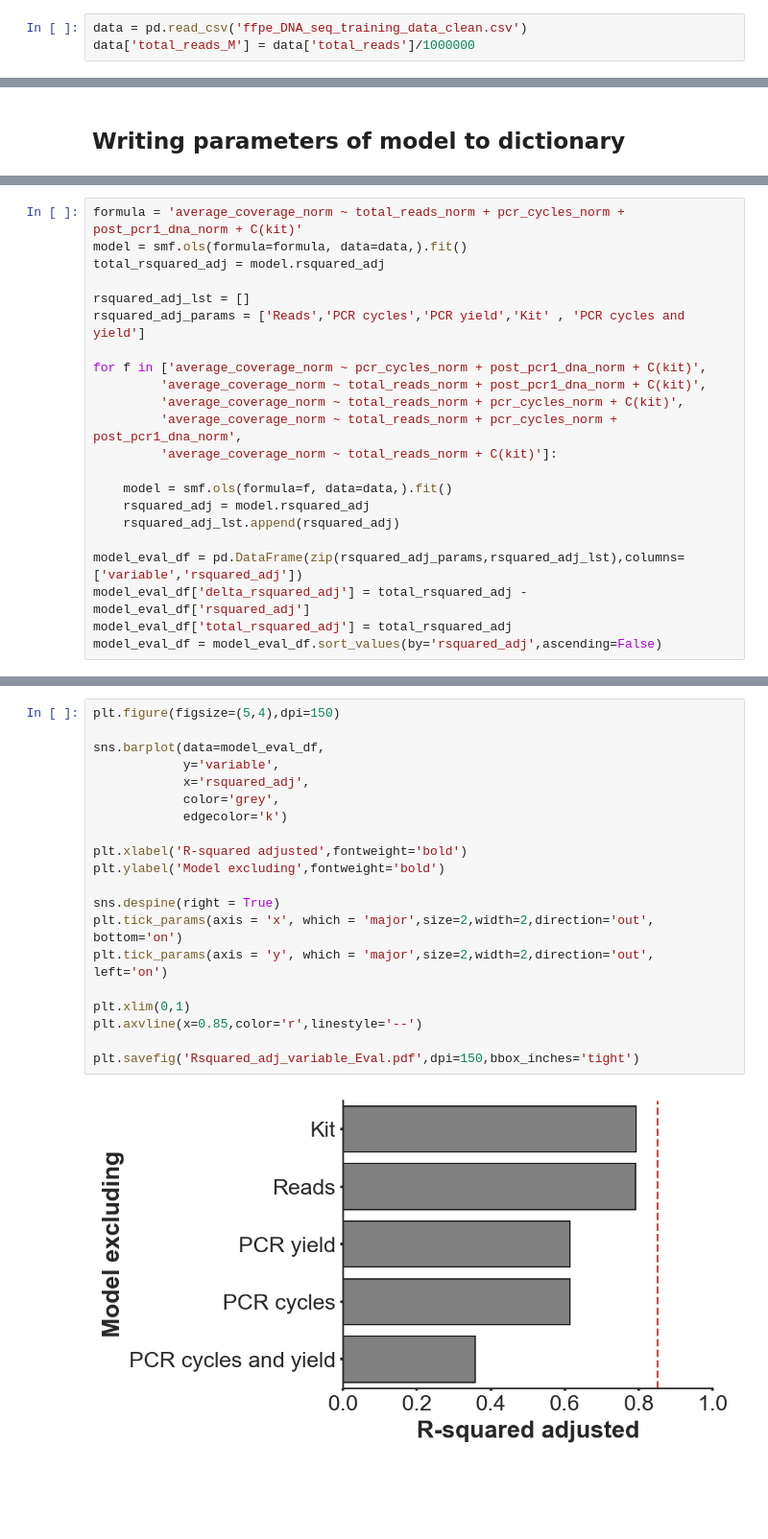
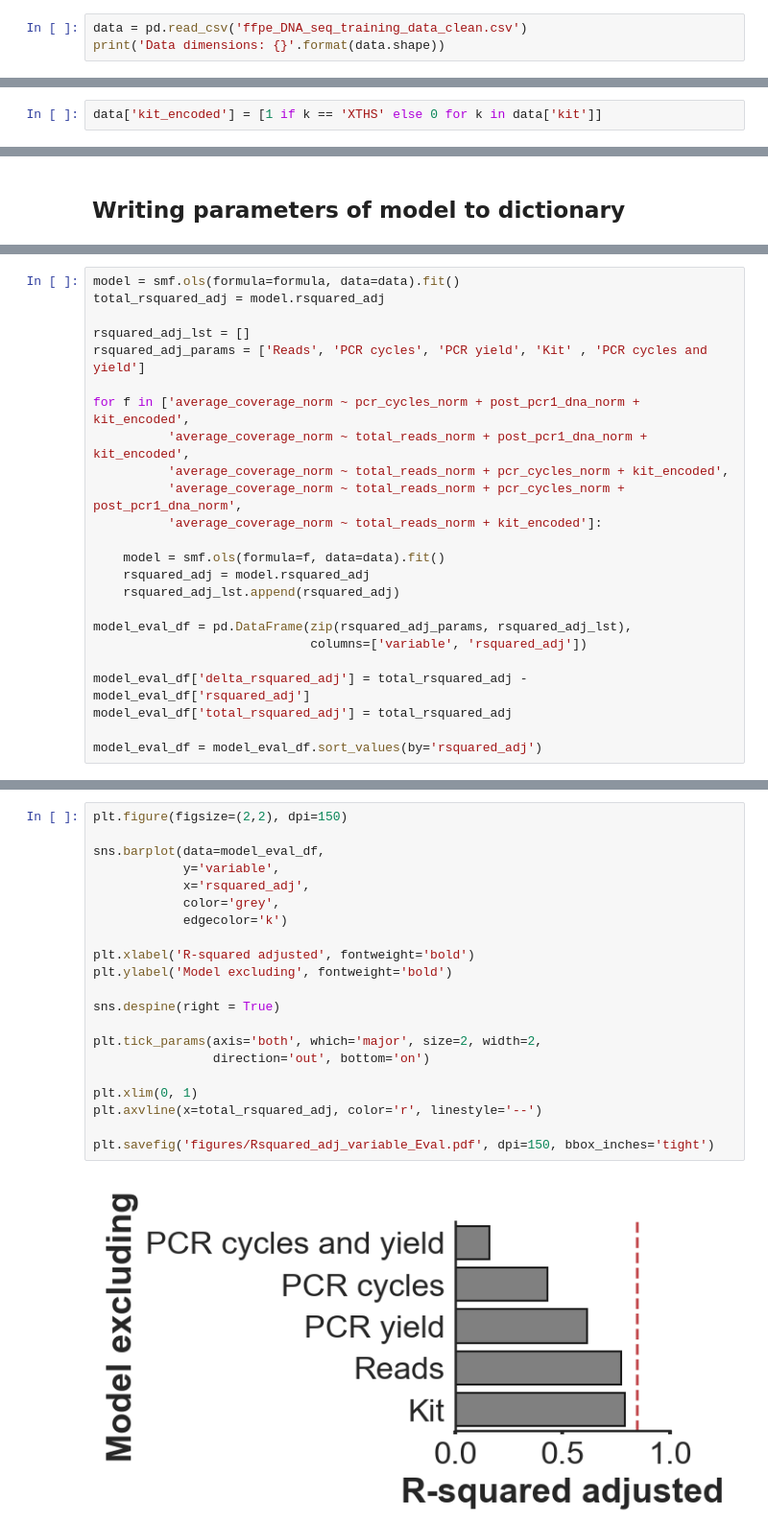
Before and after one commit to danielanach/PROCEED, a Jupyter notebook: model_training/build_PROCEED_model.ipynb, the cells around one changed output, grey strips where cells are left out. Shown: that part at 96% size. Saved outputs shown, nothing was run; the diff lists cells and outputs as text; blank space fills up the shorter version.

```diff
--- a/model_training/build_PROCEED_model.ipynb
+++ b/model_training/build_PROCEED_model.ipynb
@@ -46,3 +60,3 @@ This data is a compilation of both published and un-published FFPE DNA samples w
 # %%
 data = pd.read_csv('ffpe_DNA_seq_training_data_clean.csv')
-data['total_reads_M'] = data['total_reads']/1000000
+print('Data dimensions: {}'.format(data.shape))
@@ -165,0 +236,2 @@ with open('../boxcox_lambda_exponents.json', 'w') as convert_file:
+# %%
+data['kit_encoded'] = [1 if k == 'XTHS' else 0 for k in data['kit']]
@@ -206,22 +379,24 @@ with open('../model_params.json', 'w') as convert_file:
 # %%
-formula = 'average_coverage_norm ~ total_reads_norm + pcr_cycles_norm + post_pcr1_dna_norm + C(kit)'
-model = smf.ols(formula=formula, data=data,).fit()
+model = smf.ols(formula=formula, data=data).fit()
 total_rsquared_adj = model.rsquared_adj
 
 rsquared_adj_lst = []
-rsquared_adj_params = ['Reads','PCR cycles','PCR yield','Kit' , 'PCR cycles and yield']
+rsquared_adj_params = ['Reads', 'PCR cycles', 'PCR yield', 'Kit' , 'PCR cycles and yield']
 
-for f in ['average_coverage_norm ~ pcr_cycles_norm + post_pcr1_dna_norm + C(kit)',
-         'average_coverage_norm ~ total_reads_norm + post_pcr1_dna_norm + C(kit)',
-         'average_coverage_norm ~ total_reads_norm + pcr_cycles_norm + C(kit)',
-         'average_coverage_norm ~ total_reads_norm + pcr_cycles_norm + post_pcr1_dna_norm',
-         'average_coverage_norm ~ total_reads_norm + C(kit)']:
+for f in ['average_coverage_norm ~ pcr_cycles_norm + post_pcr1_dna_norm + kit_encoded',
+          'average_coverage_norm ~ total_reads_norm + post_pcr1_dna_norm + kit_encoded',
+          'average_coverage_norm ~ total_reads_norm + pcr_cycles_norm + kit_encoded',
+          'average_coverage_norm ~ total_reads_norm + pcr_cycles_norm + post_pcr1_dna_norm',
+          'average_coverage_norm ~ total_reads_norm + kit_encoded']:
 
-    model = smf.ols(formula=f, data=data,).fit()
+    model = smf.ols(formula=f, data=data).fit()
     rsquared_adj = model.rsquared_adj
     rsquared_adj_lst.append(rsquared_adj)
 
-model_eval_df = pd.DataFrame(zip(rsquared_adj_params,rsquared_adj_lst),columns=['variable','rsquared_adj'])
+model_eval_df = pd.DataFrame(zip(rsquared_adj_params, rsquared_adj_lst),
+                             columns=['variable', 'rsquared_adj'])
+
 model_eval_df['delta_rsquared_adj'] = total_rsquared_adj - model_eval_df['rsquared_adj']
 model_eval_df['total_rsquared_adj'] = total_rsquared_adj
-model_eval_df = model_eval_df.sort_values(by='rsquared_adj',ascending=False)
+
+model_eval_df = model_eval_df.sort_values(by='rsquared_adj')
@@ -228,22 +405,23 @@ model_eval_df = model_eval_df.sort_values(by='rsquared_adj',ascending=False)
 # %%
-plt.figure(figsize=(5,4),dpi=150)
+plt.figure(figsize=(2,2), dpi=150)
 
 sns.barplot(data=model_eval_df,
             y='variable',
             x='rsquared_adj',
             color='grey',
             edgecolor='k')
 
-plt.xlabel('R-squared adjusted',fontweight='bold')
-plt.ylabel('Model excluding',fontweight='bold')
+plt.xlabel('R-squared adjusted', fontweight='bold')
+plt.ylabel('Model excluding', fontweight='bold')
 
 sns.despine(right = True)
-plt.tick_params(axis = 'x', which = 'major',size=2,width=2,direction='out', bottom='on')
-plt.tick_params(axis = 'y', which = 'major',size=2,width=2,direction='out', left='on')
 
-plt.xlim(0,1)
-plt.axvline(x=0.85,color='r',linestyle='--')
+plt.tick_params(axis='both', which='major', size=2, width=2,
+                direction='out', bottom='on')
 
-plt.savefig('Rsquared_adj_variable_Eval.pdf',dpi=150,bbox_inches='tight')
+plt.xlim(0, 1)
+plt.axvline(x=total_rsquared_adj, color='r', linestyle='--')
+
+plt.savefig('figures/Rsquared_adj_variable_Eval.pdf', dpi=150, bbox_inches='tight')
 # %% [output]
-[figure, old version]
+[figure, new version]
```
Also changed, not shown: parts of 62 cells of this notebook.
